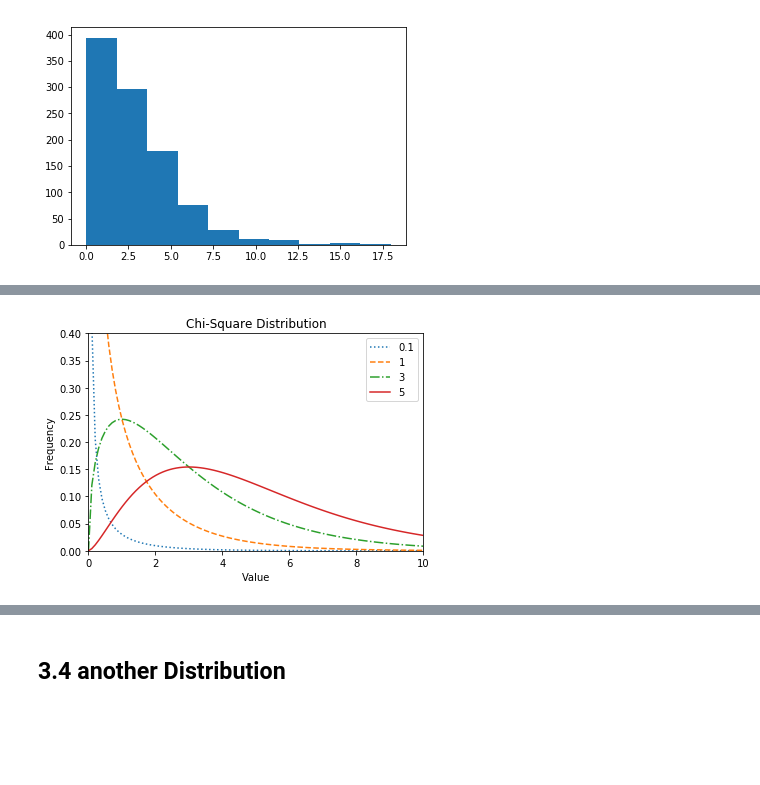
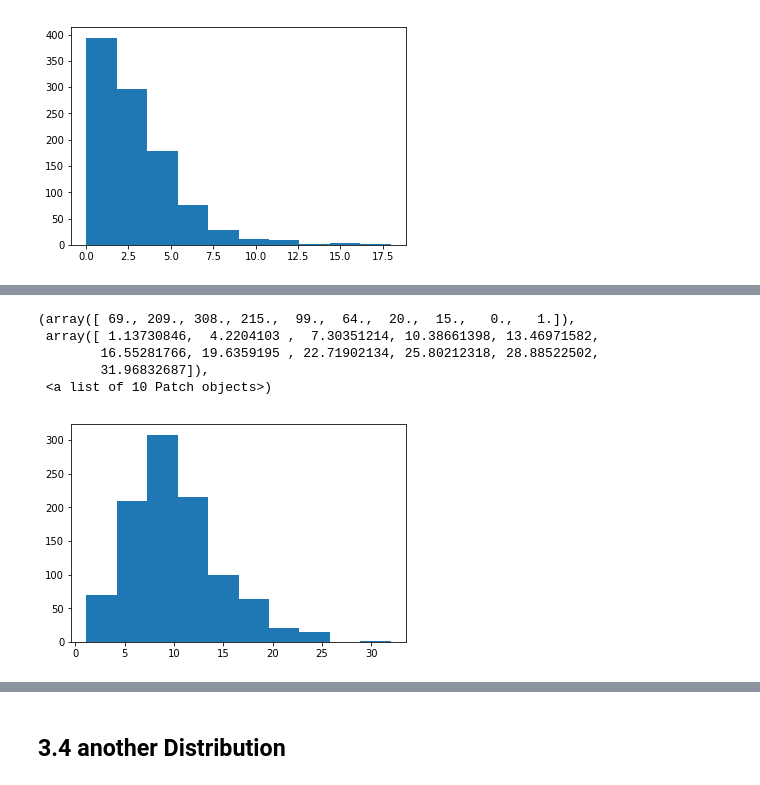
Before and after one commit to fionaoriordan/52465_19_np, a Jupyter notebook: numpy_random.ipynb, the cells around one changed output, grey strips where cells are left out. Saved outputs shown, nothing was run; the diff lists cells and outputs as text; code cells hidden in the pictures; blank space fills up the shorter version.

Commit message:
updating numpy_random nb distribution section

```diff
--- a/numpy_random.ipynb
+++ b/numpy_random.ipynb
@@ -556,23 +545,11 @@ plt.hist(b)
-# %%
-#Adapted from http://python-ds.com/python-chi-square-test
-from scipy import stats
-import matplotlib.pyplot as plt
-x = np.linspace(0, 10, 100)
-fig,ax = plt.subplots(1,1)
-linestyles = [':', '--', '-.', '-']
-deg_of_freedom = [0.1, 1, 3, 5]
-for df, ls in zip(deg_of_freedom, linestyles):
-  ax.plot(x, stats.chi2.pdf(x, df), linestyle=ls, label = df)
-
-
-plt.xlim(0, 10)
-plt.ylim(0, 0.4)
-
-plt.xlabel('Value')
-plt.ylabel('Frequency')
-plt.title('Chi-Square Distribution')
-
-plt.legend()
-plt.show()
-# %% [output]
-[figure, removed]
+# %%
+x = np.random.chisquare(10,1000)
+x
+plt.hist(x)
+# %% [output]
+(array([ 69., 209., 308., 215.,  99.,  64.,  20.,  15.,   0.,   1.]),
+ array([ 1.13730846,  4.2204103 ,  7.30351214, 10.38661398, 13.46971582,
+        16.55281766, 19.6359195 , 22.71902134, 25.80212318, 28.88522502,
+        31.96832687]),
+ <a list of 10 Patch objects>)
+[figure, added]
```
Also changed, not shown: parts of 7 cells of this notebook.
